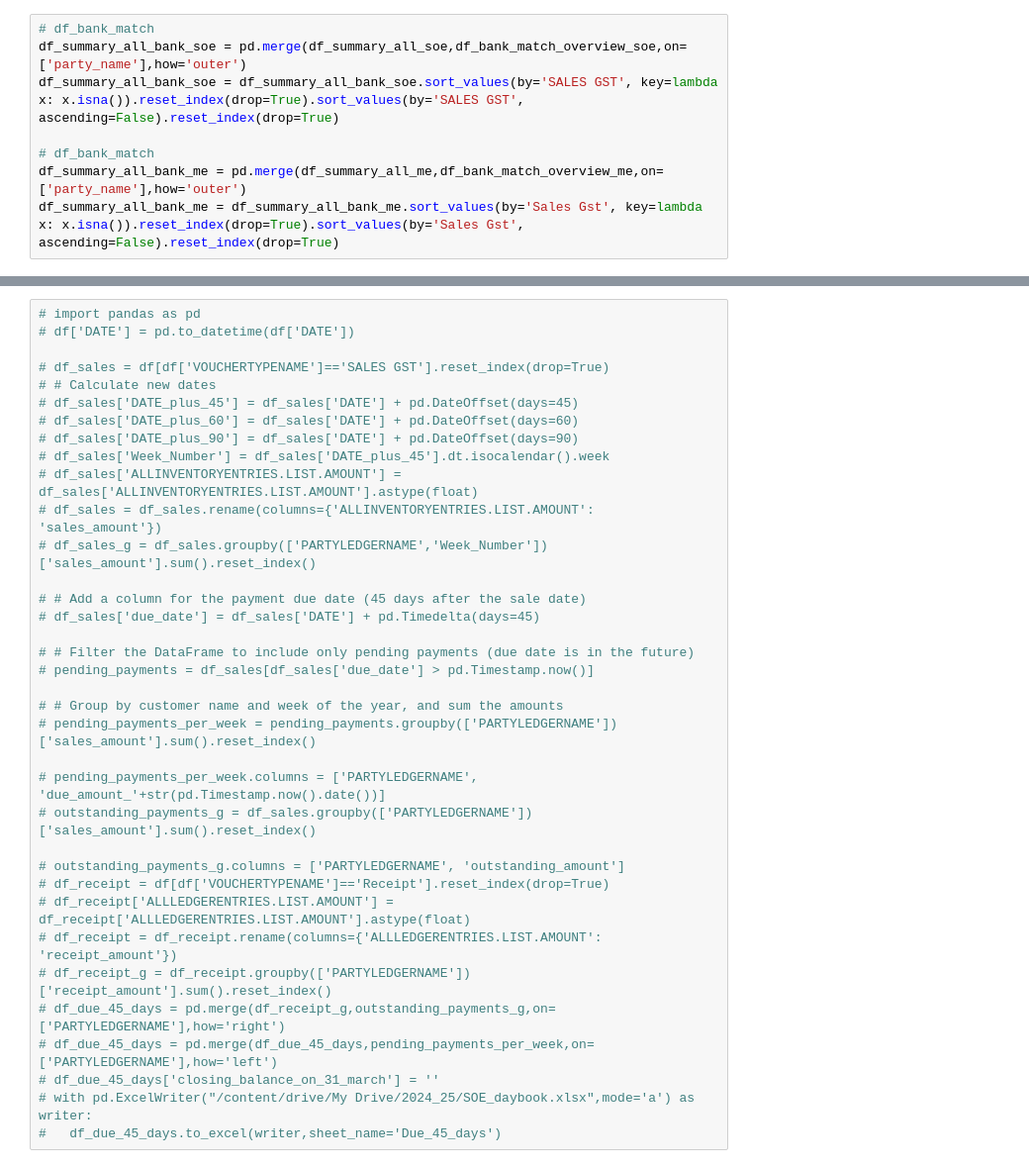
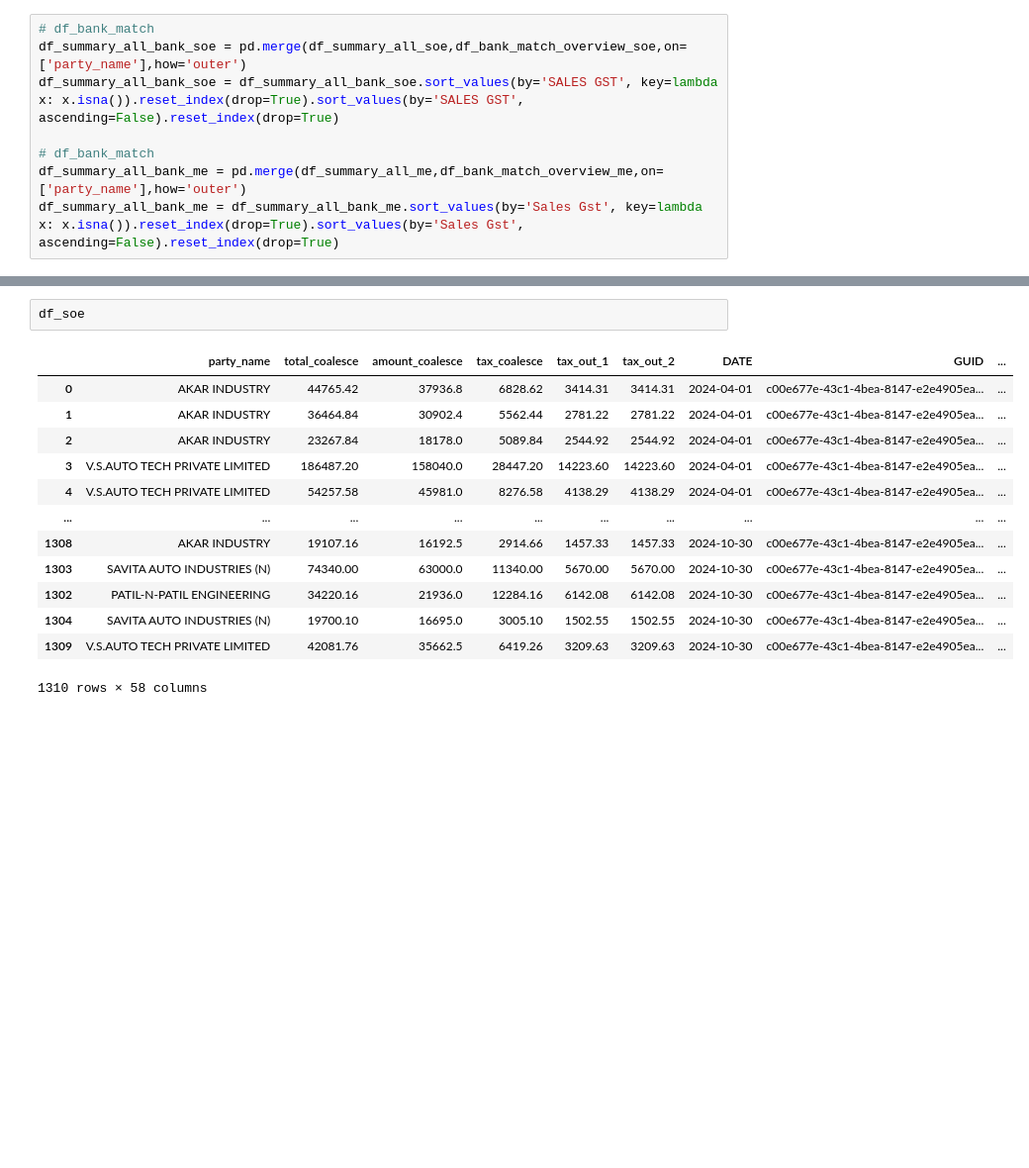
Before and after one commit to omkar-salunke/accounts, a Jupyter notebook: both_tally_daybook.ipynb, the cells around one changed output, grey strips where cells are left out. Shown at 99% size. Saved outputs shown, nothing was run; the diff lists cells and outputs as text; blank space fills up the shorter version.

```diff
--- a/both_tally_daybook.ipynb
+++ b/both_tally_daybook.ipynb
@@ -232,36 +293,16 @@ with pd.ExcelWriter("/content/drive/My Drive/2024_25/daybook.xlsx",mode='a') as
-# %%
-# import pandas as pd
-# df['DATE'] = pd.to_datetime(df['DATE'])
-
-# df_sales = df[df['VOUCHERTYPENAME']=='SALES GST'].reset_index(drop=True)
-# # Calculate new dates
-# df_sales['DATE_plus_45'] = df_sales['DATE'] + pd.DateOffset(days=45)
-# df_sales['DATE_plus_60'] = df_sales['DATE'] + pd.DateOffset(days=60)
-# df_sales['DATE_plus_90'] = df_sales['DATE'] + pd.DateOffset(days=90)
-# df_sales['Week_Number'] = df_sales['DATE_plus_45'].dt.isocalendar().week
-# df_sales['ALLINVENTORYENTRIES.LIST.AMOUNT'] = df_sales['ALLINVENTORYENTRIES.LIST.AMOUNT'].astype(float)
-# df_sales = df_sales.rename(columns={'ALLINVENTORYENTRIES.LIST.AMOUNT': 'sales_amount'})
-# df_sales_g = df_sales.groupby(['PARTYLEDGERNAME','Week_Number'])['sales_amount'].sum().reset_index()
-
-# # Add a column for the payment due date (45 days after the sale date)
-# df_sales['due_date'] = df_sales['DATE'] + pd.Timedelta(days=45)
-
-# # Filter the DataFrame to include only pending payments (due date is in the future)
-# pending_payments = df_sales[df_sales['due_date'] > pd.Timestamp.now()]
-
-# # Group by customer name and week of the year, and sum the amounts
-# pending_payments_per_week = pending_payments.groupby(['PARTYLEDGERNAME'])['sales_amount'].sum().reset_index()
-
-# pending_payments_per_week.columns = ['PARTYLEDGERNAME', 'due_amount_'+str(pd.Timestamp.now().date())]
-# outstanding_payments_g = df_sales.groupby(['PARTYLEDGERNAME'])['sales_amount'].sum().reset_index()
-
-# outstanding_payments_g.columns = ['PARTYLEDGERNAME', 'outstanding_amount']
-# df_receipt = df[df['VOUCHERTYPENAME']=='Receipt'].reset_index(drop=True)
-# df_receipt['ALLLEDGERENTRIES.LIST.AMOUNT'] = df_receipt['ALLLEDGERENTRIES.LIST.AMOUNT'].astype(float)
-# df_receipt = df_receipt.rename(columns={'ALLLEDGERENTRIES.LIST.AMOUNT': 'receipt_amount'})
-# df_receipt_g = df_receipt.groupby(['PARTYLEDGERNAME'])['receipt_amount'].sum().reset_index()
-# df_due_45_days = pd.merge(df_receipt_g,outstanding_payments_g,on=['PARTYLEDGERNAME'],how='right')
-# df_due_45_days = pd.merge(df_due_45_days,pending_payments_per_week,on=['PARTYLEDGERNAME'],how='left')
-# df_due_45_days['closing_balance_on_31_march'] = ''
-# with pd.ExcelWriter("/content/drive/My Drive/2024_25/SOE_daybook.xlsx",mode='a') as writer:
-#   df_due_45_days.to_excel(writer,sheet_name='Due_45_days')
+# %%
+df_soe
+# %% [output]
+|  | party_name | total_coalesce | amount_coalesce | tax_coalesce | tax_out_1 | tax_out_2 | DATE | GUID | ... |
+| 0 | AKAR INDUSTRY | 44765.42 | 37936.8 | 6828.62 | 3414.31 | 3414.31 | 2024-04-01 | c00e677e-43c1-4bea-8147-e2e4905ea... | ... |
+| 1 | AKAR INDUSTRY | 36464.84 | 30902.4 | 5562.44 | 2781.22 | 2781.22 | 2024-04-01 | c00e677e-43c1-4bea-8147-e2e4905ea... | ... |
+| 2 | AKAR INDUSTRY | 23267.84 | 18178.0 | 5089.84 | 2544.92 | 2544.92 | 2024-04-01 | c00e677e-43c1-4bea-8147-e2e4905ea... | ... |
+| 3 | V.S.AUTO TECH PRIVATE LIMITED | 186487.20 | 158040.0 | 28447.20 | 14223.60 | 14223.60 | 2024-04-01 | c00e677e-43c1-4bea-8147-e2e4905ea... | ... |
+| 4 | V.S.AUTO TECH PRIVATE LIMITED | 54257.58 | 45981.0 | 8276.58 | 4138.29 | 4138.29 | 2024-04-01 | c00e677e-43c1-4bea-8147-e2e4905ea... | ... |
+| ... | ... | ... | ... | ... | ... | ... | ... | ... | ... |
+| 1308 | AKAR INDUSTRY | 19107.16 | 16192.5 | 2914.66 | 1457.33 | 1457.33 | 2024-10-30 | c00e677e-43c1-4bea-8147-e2e4905ea... | ... |
+| 1303 | SAVITA AUTO INDUSTRIES (N) | 74340.00 | 63000.0 | 11340.00 | 5670.00 | 5670.00 | 2024-10-30 | c00e677e-43c1-4bea-8147-e2e4905ea... | ... |
+| 1302 | PATIL-N-PATIL ENGINEERING | 34220.16 | 21936.0 | 12284.16 | 6142.08 | 6142.08 | 2024-10-30 | c00e677e-43c1-4bea-8147-e2e4905ea... | ... |
+| 1304 | SAVITA AUTO INDUSTRIES (N) | 19700.10 | 16695.0 | 3005.10 | 1502.55 | 1502.55 | 2024-10-30 | c00e677e-43c1-4bea-8147-e2e4905ea... | ... |
+| 1309 | V.S.AUTO TECH PRIVATE LIMITED | 42081.76 | 35662.5 | 6419.26 | 3209.63 | 3209.63 | 2024-10-30 | c00e677e-43c1-4bea-8147-e2e4905ea... | ... |
+1310 rows × 58 columns
```
Also changed, not shown: parts of 8 cells of this notebook.
